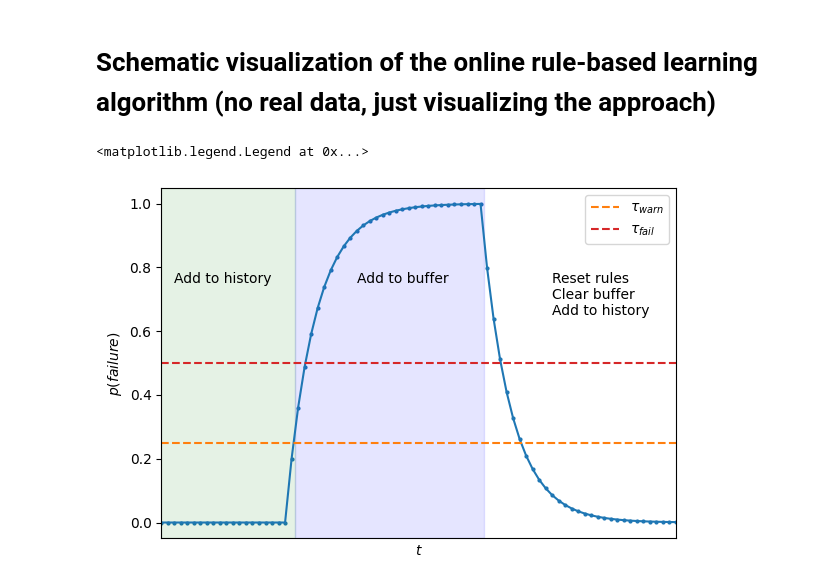
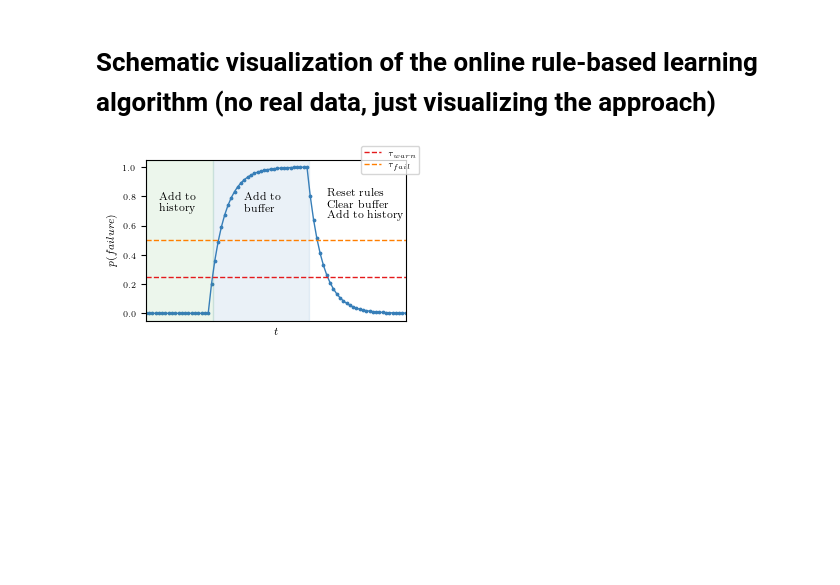
Before and after one commit to MatthiasJakobs/metro-xai, a Jupyter notebook: notebooks/algorithm_schematic.ipynb, the cells around one changed output. Saved outputs shown, nothing was run; the diff lists cells and outputs as text; code cells hidden in the pictures; blank space fills up the shorter version.

Commit message:
separate plotting code and small cleanup

```diff
--- a/notebooks/algorithm_schematic.ipynb
+++ b/notebooks/algorithm_schematic.ipynb
@@ -7,26 +12,26 @@ from failure_detection import simple_lowpass_filter
 # %%
 failure = simple_lowpass_filter(np.concatenate([np.zeros((20)), np.ones((30)), np.zeros((30))]), 0.2)
 
-plt.figure(figsize=(6, 4))
-plt.plot(failure, color='C0')
-plt.scatter(np.arange(len(failure)), failure, color='C0', s=4)
+fig, axs = default_plot()
+axs.plot(failure, color='C1')
+axs.scatter(np.arange(len(failure)), failure, color='C1', s=3)
 
-plt.axvspan(0, 20.5, color='green', alpha=0.1)
-plt.axvspan(20.5, 49.5, color='blue', alpha=0.1)
+axs.axvspan(0, 20.5, color='C6', alpha=0.1)
+axs.axvspan(20.5, 49.5, color='C2', alpha=0.1)
 
-txt_y = 0.75
-plt.text(2, txt_y, f'Add to history')
-plt.text(30, txt_y, f'Add to buffer')
-plt.text(60, txt_y-0.1, f'Reset rules\nClear buffer\nAdd to history')
+txt_y = 0.70
+axs.text(4, txt_y, f'Add to\nhistory')
+axs.text(30, txt_y, f'Add to\nbuffer')
+axs.text(55, txt_y-0.05, f'Reset rules\nClear buffer\nAdd to history')
 
-plt.axhline(0.25, label=r'$\tau_{warn}$', color='C1', linestyle='--')
-plt.axhline(0.5, label=r'$\tau_{fail}$', color='C3', linestyle='--')
-plt.xlabel(r'$t$')
-plt.ylabel(r'$p(failure)$')
-plt.xlim(0, len(failure)-1)
-plt.xticks([])
-plt.tight_layout()
-plt.legend()
+axs.axhline(0.25, label=r'$\tau_{warn}$', color='C0', linestyle='--')
+axs.axhline(0.5, label=r'$\tau_{fail}$', color='C3', linestyle='--')
+axs.set_xlabel(r'$t$')
+axs.set_ylabel(r'$p(failure)$')
+axs.set_xlim(0, len(failure)-1)
+axs.set_xticks([])
+fig.tight_layout()
+fig.legend()
+fig.savefig('../plots/schematic.pdf', transparent=True)
 # %% [output]
-<matplotlib.legend.Legend at 0x...>
-[figure, old version]
+[figure, new version]
```
Also changed, not shown: parts of 1 cell of this notebook, 3 other files.
